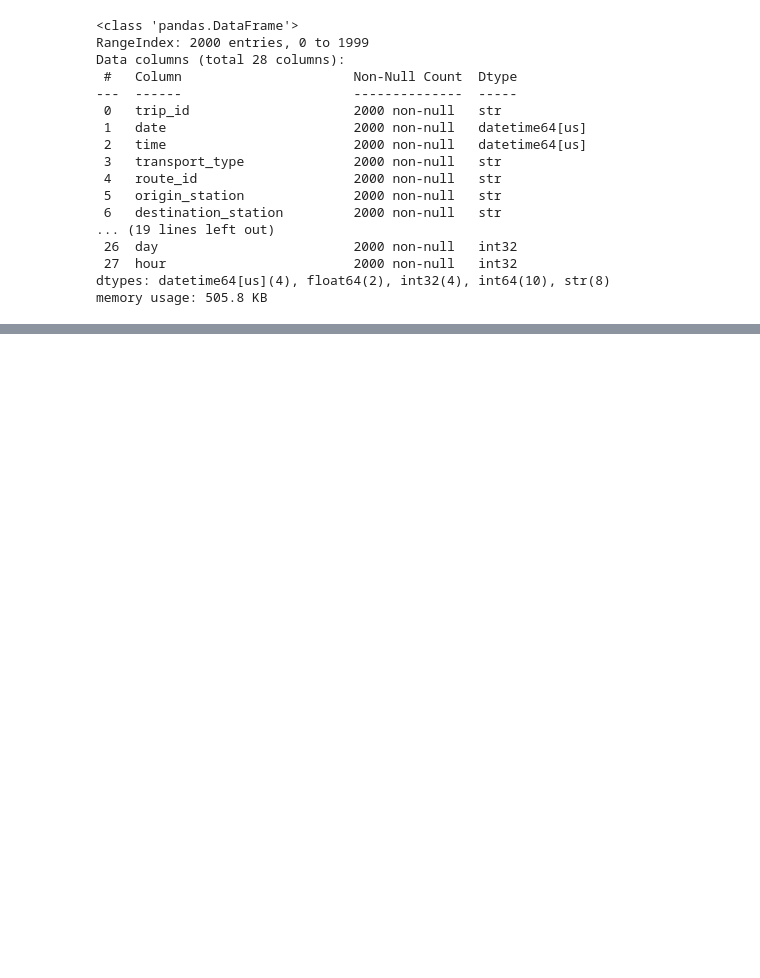
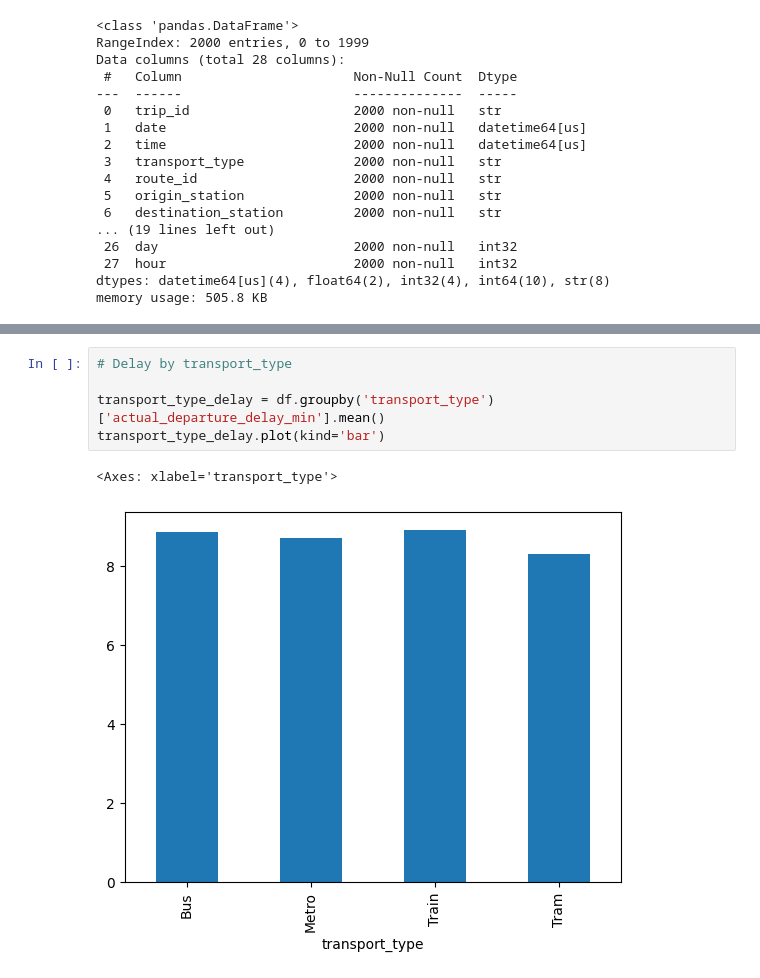
Before and after one commit to rahulghoshal/Public_Transport_Delay_Prediction, a Jupyter notebook: transport.ipynb, the cells around one changed output, grey strips where cells are left out. Cells and saved outputs as stored; diff of their text form; blank space fills up the shorter version.

```diff
--- a/transport.ipynb
+++ b/transport.ipynb
@@ -131,0 +194,8 @@ memory usage: 505.8 KB
+# %%
+# Delay by transport_type
+
+transport_type_delay = df.groupby('transport_type')['actual_departure_delay_min'].mean()
+transport_type_delay.plot(kind='bar')
+# %% [output]
+<Axes: xlabel='transport_type'>
+[figure, added]
```
Also changed, not shown: parts of 7 cells of this notebook.
